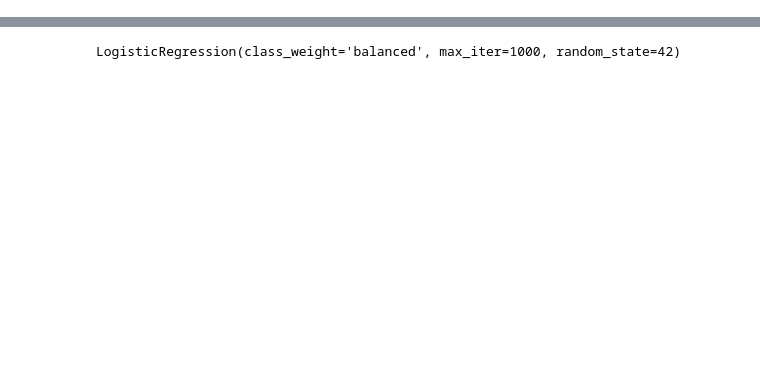
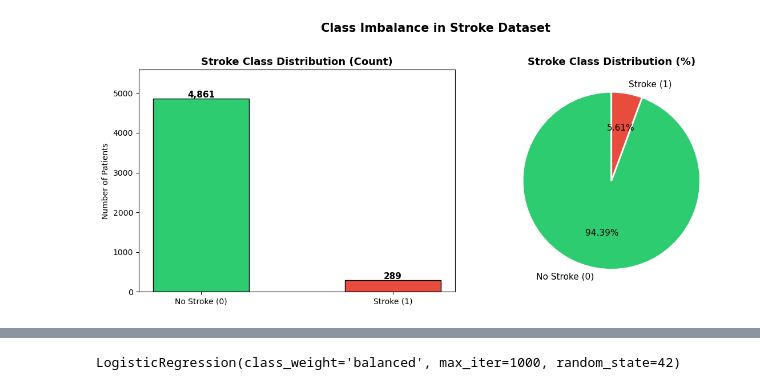
Before and after one commit to ebbiee/stroke-detection, a Jupyter notebook: model.ipynb, the cells around one changed output, grey strips where cells are left out. Cells and saved outputs as stored; diff of their text form; code cells hidden in the pictures; blank space fills up the shorter version.

```diff
--- a/model.ipynb
+++ b/model.ipynb
@@ -50,0 +122,25 @@ None
+# %%
+stroke_counts = data['stroke'].value_counts()
+stroke_pct    = data['stroke'].value_counts(normalize=True) * 100
+
+fig, axes = plt.subplots(1, 2, figsize=(12, 5))
+
+colors = ['#2ecc71', '#e74c3c']
+axes[0].bar(['No Stroke (0)', 'Stroke (1)'], stroke_counts.values, color=colors, edgecolor='black', width=0.5)
+for i, v in enumerate(stroke_counts.values):
+    axes[0].text(i, v + 30, f'{v:,}', ha='center', fontweight='bold', fontsize=11)
+axes[0].set_title('Stroke Class Distribution (Count)', fontsize=13, fontweight='bold')
+axes[0].set_ylabel('Number of Patients')
+axes[0].set_ylim(0, stroke_counts[0] * 1.15)
+
+axes[1].pie(stroke_counts.values, labels=['No Stroke (0)', 'Stroke (1)'],
+            colors=colors, autopct='%1.2f%%', startangle=90,
+            textprops={'fontsize': 11}, wedgeprops={'edgecolor': 'white', 'linewidth': 2})
+axes[1].set_title('Stroke Class Distribution (%)', fontsize=13, fontweight='bold')
+
+plt.suptitle('Class Imbalance in Stroke Dataset', fontsize=15, fontweight='bold', y=1.02)
+plt.tight_layout()
+plt.savefig('./outputs/01_class_imbalance.png', dpi=150, bbox_inches='tight')
+plt.show()
+# %% [output]
+[figure, added]
```
Also changed, not shown: parts of 42 cells of this notebook, 47 other files.
